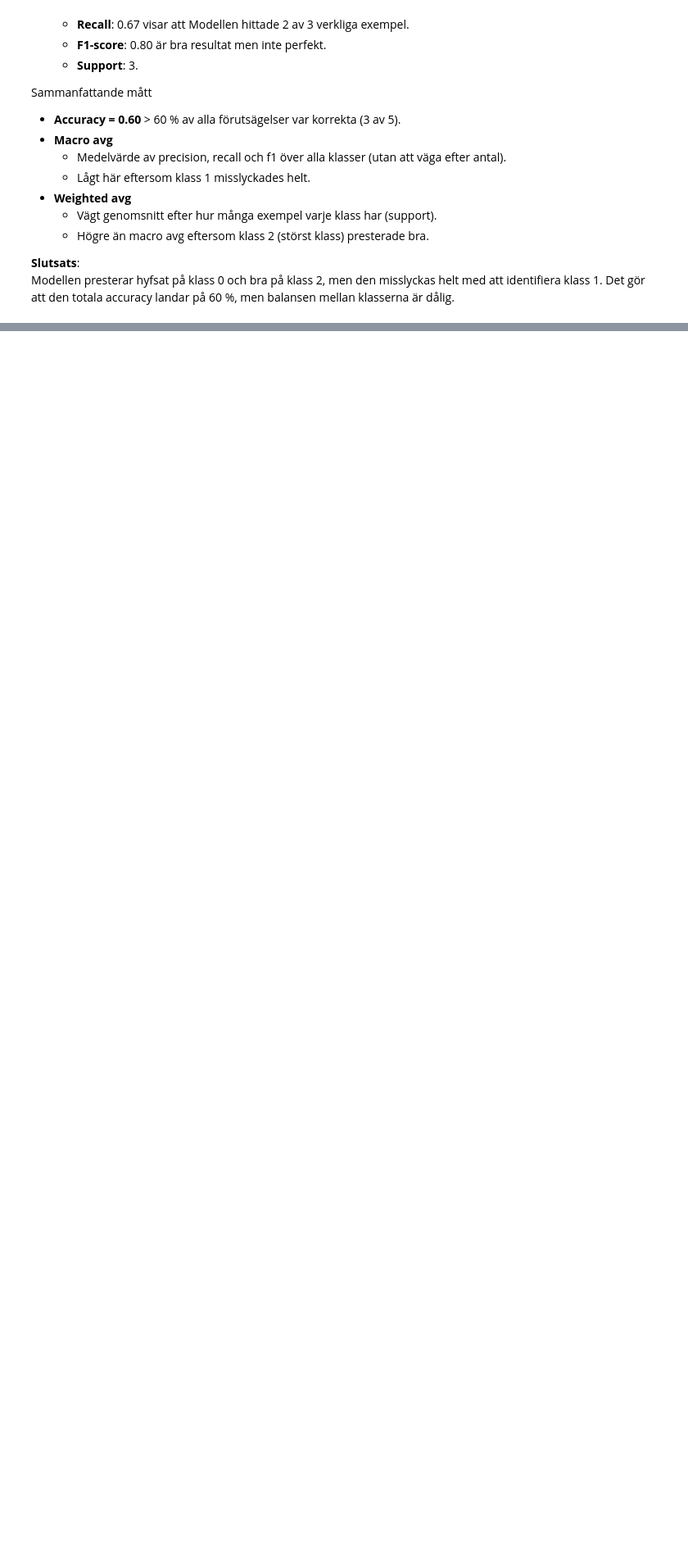
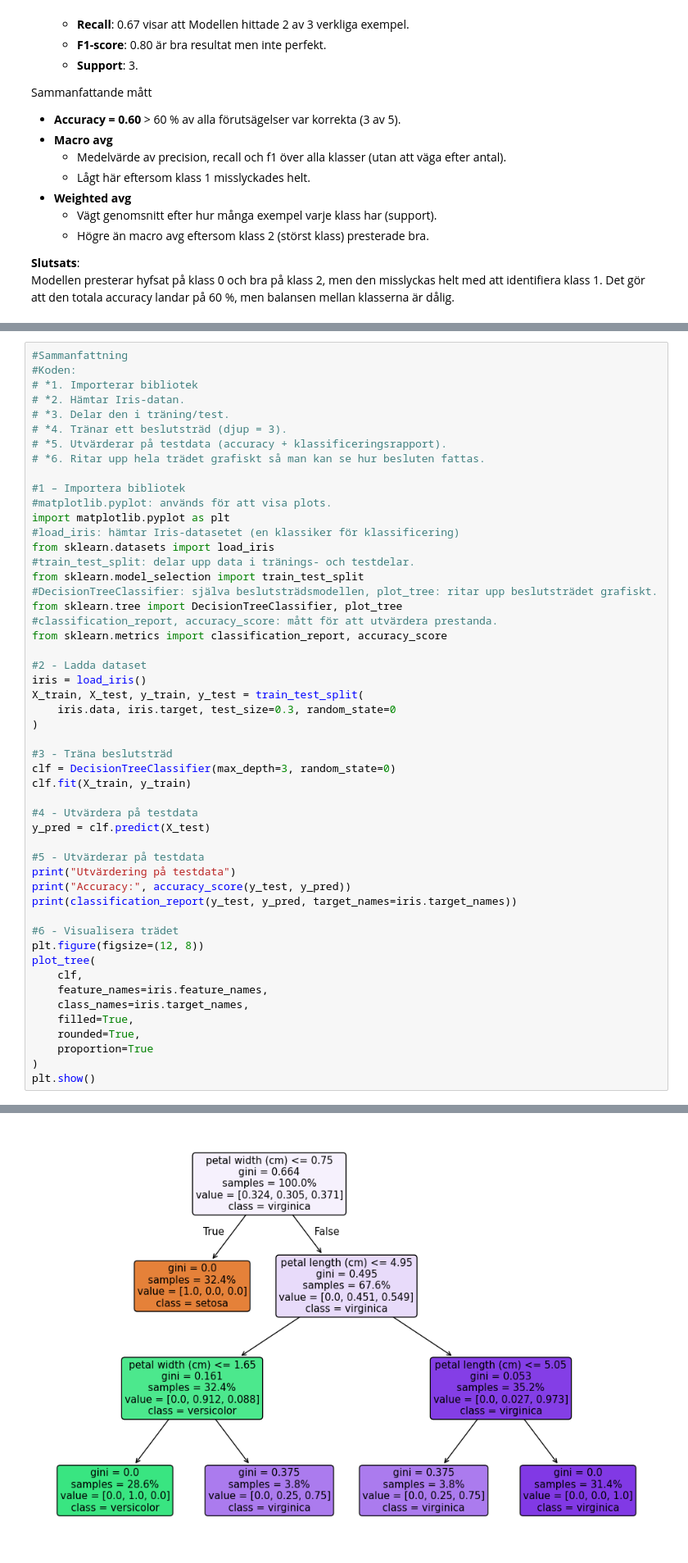
Before and after one commit to ManaInfectedRP/Skola-Python, a Jupyter notebook: Uppgifter.ipynb, the cells around one changed output, grey strips where cells are left out. Shown at 82% size. Drawn from its saved outputs; the diff is of its cells as text; blank space fills up the shorter version.

Commit message:
4.10 - BeslutsTräd (plot_tree)

```diff
--- a/Uppgifter.ipynb
+++ b/Uppgifter.ipynb
@@ -3027,0 +3030,52 @@ Modellen presterar hyfsat på klass 0 och bra på klass 2, men den misslyckas he
+# %%
+#Sammanfattning
+#Koden:
+# *1. Importerar bibliotek
+# *2. Hämtar Iris-datan.
+# *3. Delar den i träning/test.
+# *4. Tränar ett beslutsträd (djup = 3).
+# *5. Utvärderar på testdata (accuracy + klassificeringsrapport).
+# *6. Ritar upp hela trädet grafiskt så man kan se hur besluten fattas.
+
+#1 – Importera bibliotek
+#matplotlib.pyplot: används för att visa plots.
+import matplotlib.pyplot as plt
+#load_iris: hämtar Iris-datasetet (en klassiker för klassificering)
+from sklearn.datasets import load_iris
+#train_test_split: delar upp data i tränings- och testdelar.
+from sklearn.model_selection import train_test_split
+#DecisionTreeClassifier: själva beslutsträdsmodellen, plot_tree: ritar upp beslutsträdet grafiskt.
+from sklearn.tree import DecisionTreeClassifier, plot_tree
+#classification_report, accuracy_score: mått för att utvärdera prestanda.
+from sklearn.metrics import classification_report, accuracy_score
+
+#2 - Ladda dataset
+iris = load_iris()
+X_train, X_test, y_train, y_test = train_test_split(
+    iris.data, iris.target, test_size=0.3, random_state=0
+)
+
+#3 - Träna beslutsträd
+clf = DecisionTreeClassifier(max_depth=3, random_state=0)
+clf.fit(X_train, y_train)
+
+#4 - Utvärdera på testdata
+y_pred = clf.predict(X_test)
+
+#5 - Utvärderar på testdata
+print("Utvärdering på testdata")
+print("Accuracy:", accuracy_score(y_test, y_pred))
+print(classification_report(y_test, y_pred, target_names=iris.target_names))
+
+#6 - Visualisera trädet
+plt.figure(figsize=(12, 8))
+plot_tree(
+    clf,
+    feature_names=iris.feature_names,
+    class_names=iris.target_names,
+    filled=True,
+    rounded=True,
+    proportion=True
+)
+plt.show()
+# %% [output]
@@ -3027,0 +3093 @@ Modellen presterar hyfsat på klass 0 och bra på klass 2, men den misslyckas he
+[figure, added]
```
Also changed, not shown: parts of 2 cells of this notebook.
